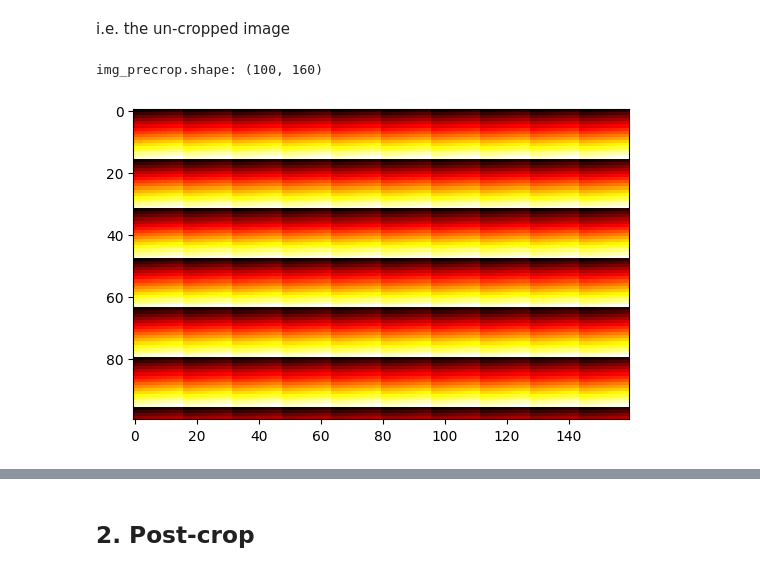
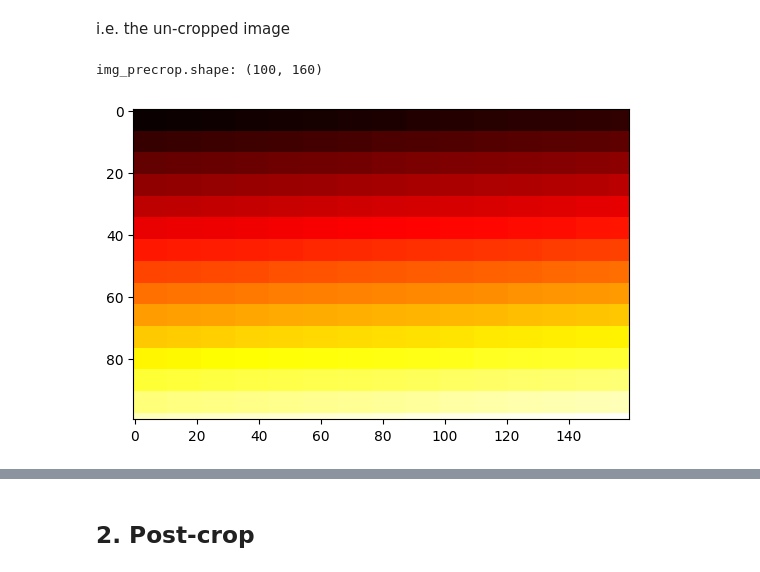
Before and after one commit to abdelabd/CoaxlinkQuadCxp12_1cam, a Jupyter notebook: generate_tb_data_Mono8.ipynb, the cells around one changed output, grey strips where cells are left out. Cells and saved outputs as stored; diff of their text form; code cells hidden in the pictures.

Commit message:
generate systematic testbench data for 5-crops

```diff
--- a/generate_tb_data_Mono8.ipynb
+++ b/generate_tb_data_Mono8.ipynb
@@ -82,27 +92,50 @@ def frac_to_bin(frac, n_bits=FP_TOTAL):
 ## 1. Input data
 # %% [markdown]
 i.e. the un-cropped image
-# %%
-img_precrop_seed = np.array(generate_binary_numbers(FP_TOTAL)).reshape(16,16)
-img_precrop_seed = np.concatenate([img_precrop_seed for i in range(IN_COLS//16)], axis=1)
-
-img_precrop = np.concatenate([img_precrop_seed for i in range(IN_ROWS//16)], axis=0)
-remainder = img_precrop_seed[:IN_ROWS-img_precrop.shape[0],:]
-img_precrop = np.concatenate((img_precrop, remainder), axis=0)
-
-img_precrop_float = np.zeros_like(img_precrop, dtype=float)
-for i in range(img_precrop.shape[0]):
-    for j in range(img_precrop.shape[1]):
-        img_precrop_float[i,j] = bin_to_int(img_precrop[i,j])
-print(f"img_precrop.shape: {img_precrop.shape}")
-plt.figure()
-plt.imshow(img_precrop_float, cmap='hot', vmin=0, vmax=VMAX)
-plt.show()
-plt.close()
-# img_precrop = np.array(generate_binary_numbers(FP_TOTAL)).reshape(8,32)
-# %% [output]
-img_precrop.shape: (100, 160)
-[figure, removed]
+# %%
+n_box_each_side = int(np.floor(np.sqrt(2**FP_INT)))
+
+width_x_box = IN_COLS//n_box_each_side + 1
+x_edges = []
+x = 0
+while x < IN_COLS:
+    x_edges.append(x)
+    x += width_x_box
+
+width_y_box = IN_ROWS//n_box_each_side + 1
+y_edges = []
+y = 0
+while y < IN_ROWS:
+    y_edges.append(y)
+    y += width_y_box
+
+img_precrop_float = np.zeros((IN_ROWS, IN_COLS))
+idx = 0
+for y1 in y_edges:
+    y2 = y1 + width_y_box
+    for x1 in x_edges:
+        x2 = x1 + width_x_box
+        img_precrop_float[y1:y2, x1:x2] = idx
+        idx += 1
+
+
+img_precrop = []
+for i in range(img_precrop_float.shape[0]):
+    img_precrop_i = []
+    for j in range(img_precrop_float.shape[1]):
+        img_precrop_i.append(int_to_bin(img_precrop_float[i,j], FP_INT))
+
+    img_precrop.append(img_precrop_i)
+img_precrop = np.array(img_precrop)
+print(f"img_precrop.shape: {img_precrop.shape}")
+
+plt.figure()
+plt.imshow(img_precrop_float, cmap='hot', vmin=0, vmax=idx)
+plt.show()
+plt.close()
+# %% [output]
+img_precrop.shape: (100, 160)
+[figure, added]
 # %%
 fpath_img_precrop = os.path.join(top_level_dir, f"img_precrop{DATA_STRING_INSERT}.dat")
 print(f"fpath_img_precrop: {fpath_img_precrop}")
```
Also changed, not shown: parts of 8 cells of this notebook, 2 other files.
